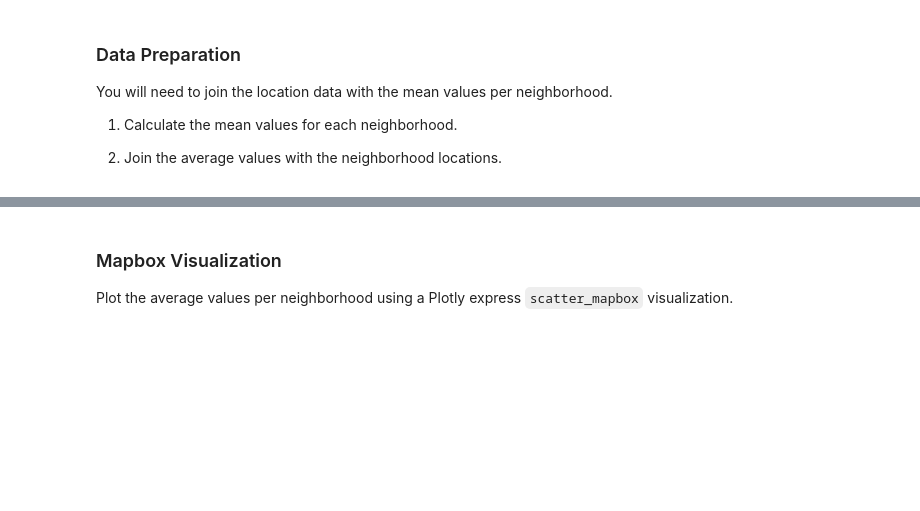
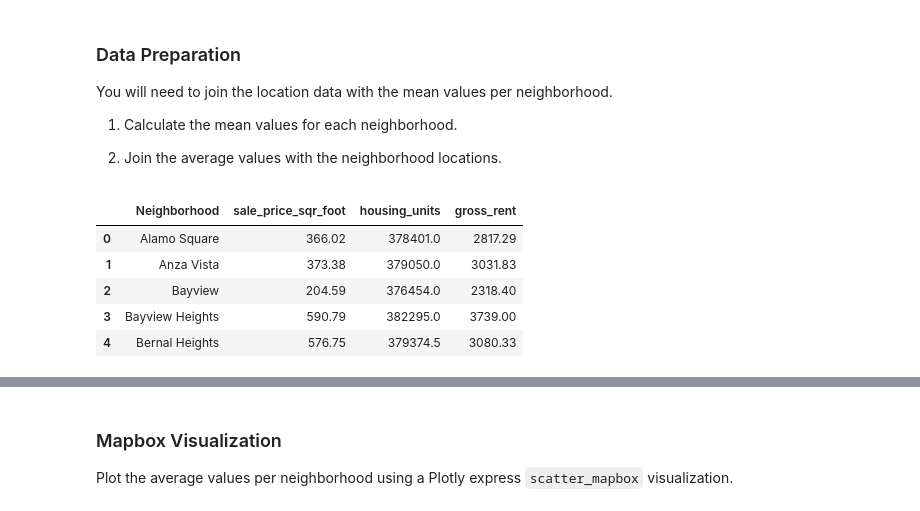
Before and after one commit to Luke-Mac/pythonic_monopoly, a Jupyter notebook: rental_analysis.ipynb, the cells around one changed output, grey strips where cells are left out. Cells and saved outputs as stored; diff of their text form; code cells hidden in the pictures; blank space fills up the shorter version.

```diff
--- a/rental_analysis.ipynb
+++ b/rental_analysis.ipynb
@@ -275,4 +291,12 @@ You will need to join the location data with the mean values per neighborhood.
 2. Join the average values with the neighborhood locations.
 # %%
 # Calculate the mean values for each neighborhood
-# YOUR CODE HERE!
+mean_of_neighborhood = mean_of_neighborhood.reset_index().rename(columns = {'neighborhood':'Neighborhood'})
+mean_of_neighborhood.head()
+# %% [output]
+|  | Neighborhood | sale_price_sqr_foot | housing_units | gross_rent |
+| 0 | Alamo Square | 366.02 | 378401.0 | 2817.29 |
+| 1 | Anza Vista | 373.38 | 379050.0 | 3031.83 |
+| 2 | Bayview | 204.59 | 376454.0 | 2318.40 |
+| 3 | Bayview Heights | 590.79 | 382295.0 | 3739.00 |
+| 4 | Bernal Heights | 576.75 | 379374.5 | 3080.33 |
```
Also changed, not shown: parts of 16 cells of this notebook.
